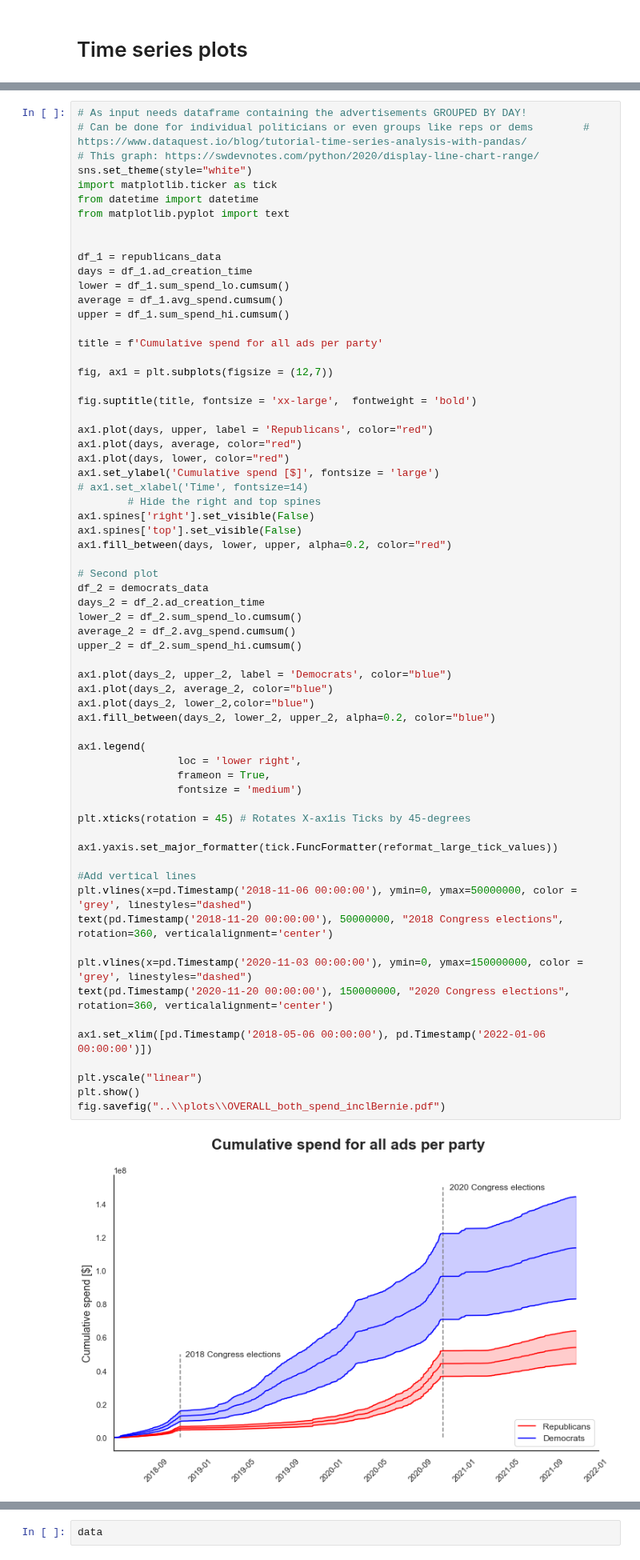
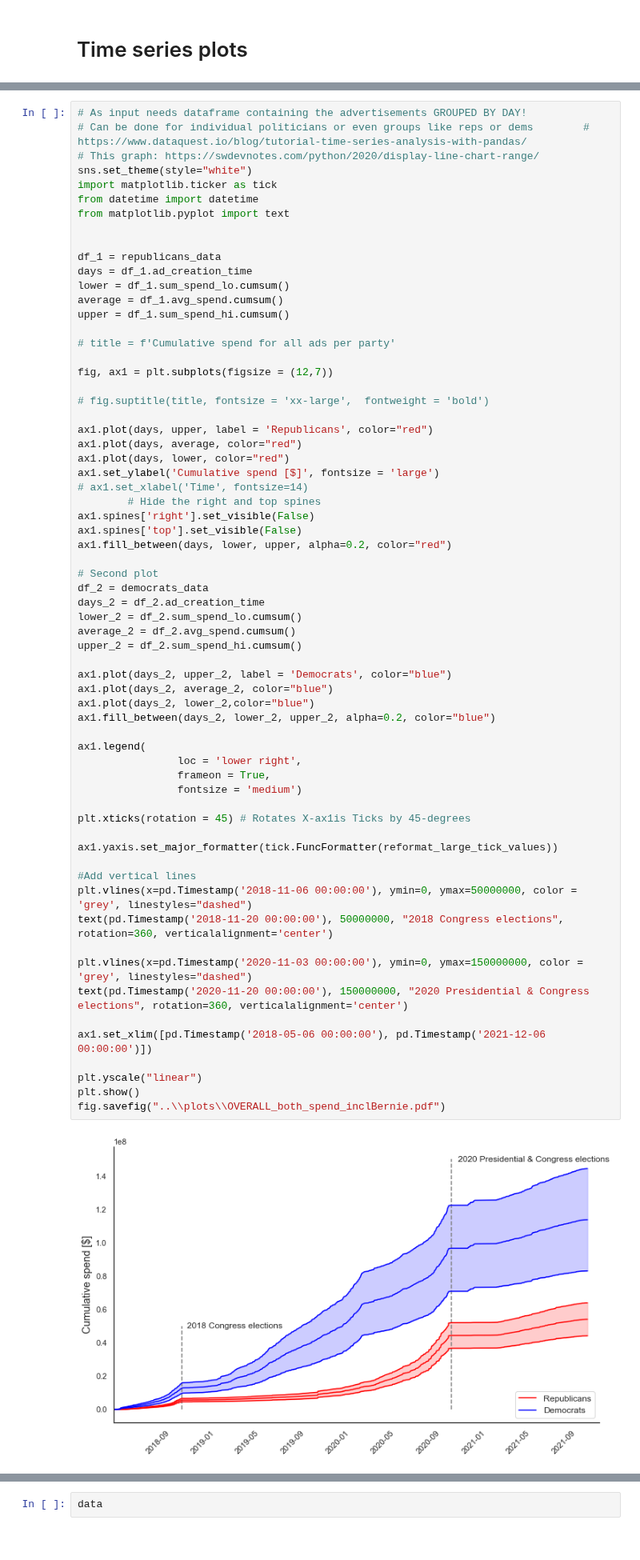
Before and after one commit to lrnz-asnprs/political-ad-api, a Jupyter notebook: notebooks/laurenz_visualizations.ipynb, the cells around one changed output, grey strips where cells are left out. Shown at 80% size. Cells and saved outputs as stored; diff of their text form.

```diff
--- a/notebooks/laurenz_visualizations.ipynb
+++ b/notebooks/laurenz_visualizations.ipynb
@@ -687,11 +870,11 @@ lower = df_1.sum_spend_lo.cumsum()
 average = df_1.avg_spend.cumsum()
 upper = df_1.sum_spend_hi.cumsum()
 
-title = f'Cumulative spend for all ads per party'
+# title = f'Cumulative spend for all ads per party'
 
 fig, ax1 = plt.subplots(figsize = (12,7))
 
-fig.suptitle(title, fontsize = 'xx-large',  fontweight = 'bold')
+# fig.suptitle(title, fontsize = 'xx-large',  fontweight = 'bold')
 
 ax1.plot(days, upper, label = 'Republicans', color="red")
 ax1.plot(days, average, color="red")
@@ -708,33 +891,33 @@ df_2 = democrats_data
 days_2 = df_2.ad_creation_time
 lower_2 = df_2.sum_spend_lo.cumsum()
 average_2 = df_2.avg_spend.cumsum()
 upper_2 = df_2.sum_spend_hi.cumsum()
 
 ax1.plot(days_2, upper_2, label = 'Democrats', color="blue")
 ax1.plot(days_2, average_2, color="blue")
 ax1.plot(days_2, lower_2,color="blue")
 ax1.fill_between(days_2, lower_2, upper_2, alpha=0.2, color="blue")
 
 ax1.legend(
                 loc = 'lower right',
                 frameon = True,
                 fontsize = 'medium')
 
 plt.xticks(rotation = 45) # Rotates X-ax1is Ticks by 45-degrees
 
 ax1.yaxis.set_major_formatter(tick.FuncFormatter(reformat_large_tick_values))
 
 #Add vertical lines
 plt.vlines(x=pd.Timestamp('2018-11-06 00:00:00'), ymin=0, ymax=50000000, color = 'grey', linestyles="dashed")
 text(pd.Timestamp('2018-11-20 00:00:00'), 50000000, "2018 Congress elections", rotation=360, verticalalignment='center')
 
 plt.vlines(x=pd.Timestamp('2020-11-03 00:00:00'), ymin=0, ymax=150000000, color = 'grey', linestyles="dashed")
-text(pd.Timestamp('2020-11-20 00:00:00'), 150000000, "2020 Congress elections", rotation=360, verticalalignment='center')
+text(pd.Timestamp('2020-11-20 00:00:00'), 150000000, "2020 Presidential & Congress elections", rotation=360, verticalalignment='center')
 
-ax1.set_xlim([pd.Timestamp('2018-05-06 00:00:00'), pd.Timestamp('2022-01-06 00:00:00')])
+ax1.set_xlim([pd.Timestamp('2018-05-06 00:00:00'), pd.Timestamp('2021-12-06 00:00:00')])
 
 plt.yscale("linear")
 plt.show()
 fig.savefig("..\\plots\\OVERALL_both_spend_inclBernie.pdf")
 # %% [output]
-[figure, old version]
+[figure, new version]
```
Also changed, not shown: parts of 53 cells of this notebook, 18 other files.
